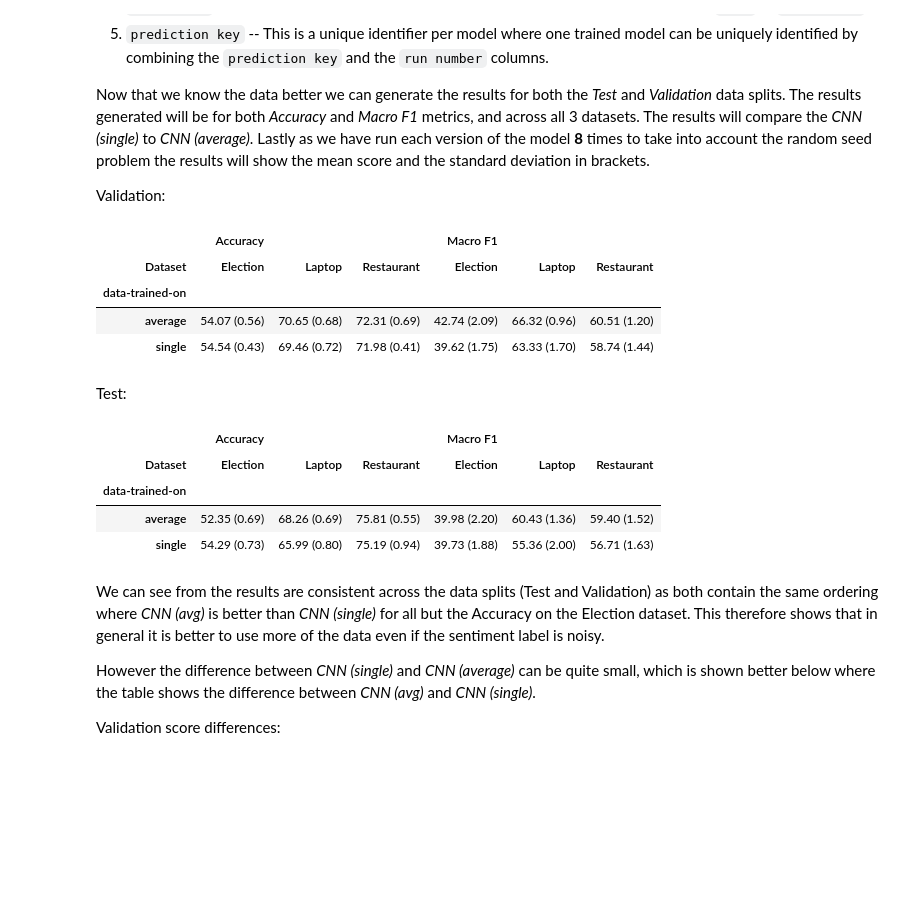
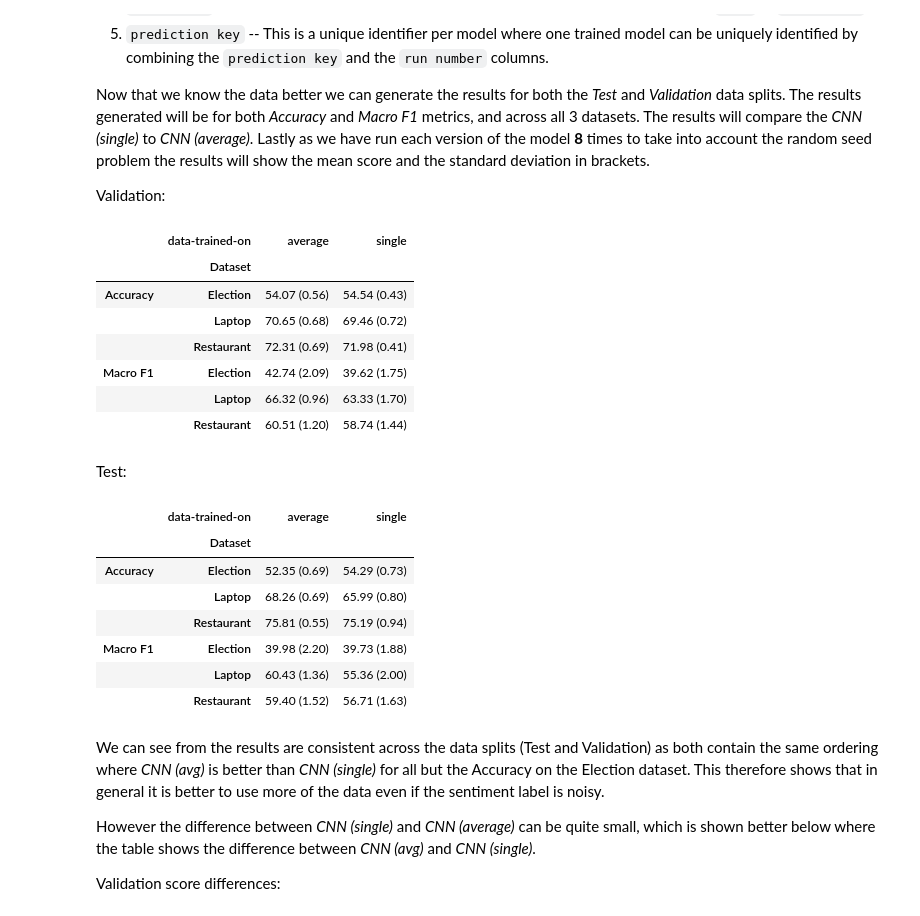
Before and after one commit to apmoore1/tdsa_comparisons, a Jupyter notebook: analysis/Baseline_non_target_results.ipynb, the cells around one changed output. Saved outputs shown, nothing was run; the diff lists cells and outputs as text; code cells hidden in the pictures; blank space fills up the shorter version.

```diff
--- a/analysis/Baseline_non_target_results.ipynb
+++ b/analysis/Baseline_non_target_results.ipynb
@@ -98,16 +170,19 @@ Validation:
 # %%
 val_metric_results = pd.pivot_table(val_result_df, index='data-trained-on',
                                     values=['Accuracy', 'Macro F1'],
                                     columns='Dataset',
                                     aggfunc={'Accuracy': mean_std,
                                              'Macro F1': mean_std})
-val_metric_results
+val_metric_results.T
 # %% [output]
-|  | Accuracy |  |  | Macro F1 |  |  |
-| Dataset | Election | Laptop | Restaurant | Election | Laptop | Restaurant |
-| data-trained-on |  |  |  |  |  |  |
-| average | 54.07 (0.56) | 70.65 (0.68) | 72.31 (0.69) | 42.74 (2.09) | 66.32 (0.96) | 60.51 (1.20) |
-| single | 54.54 (0.43) | 69.46 (0.72) | 71.98 (0.41) | 39.62 (1.75) | 63.33 (1.70) | 58.74 (1.44) |
+|  | data-trained-on | average | single |
+|  | Dataset |  |  |
+| Accuracy | Election | 54.07 (0.56) | 54.54 (0.43) |
+|  | Laptop | 70.65 (0.68) | 69.46 (0.72) |
+|  | Restaurant | 72.31 (0.69) | 71.98 (0.41) |
+| Macro F1 | Election | 42.74 (2.09) | 39.62 (1.75) |
+|  | Laptop | 66.32 (0.96) | 63.33 (1.70) |
+|  | Restaurant | 60.51 (1.20) | 58.74 (1.44) |
 # %% [markdown]
 Test:
 # %%
@@ -116,13 +191,16 @@ test_metric_results = pd.pivot_table(test_result_df, index='data-trained-on',
                                      columns='Dataset',
                                      aggfunc={'Accuracy': mean_std,
                                               'Macro F1': mean_std})
-test_metric_results
+test_metric_results.T
 # %% [output]
-|  | Accuracy |  |  | Macro F1 |  |  |
-| Dataset | Election | Laptop | Restaurant | Election | Laptop | Restaurant |
-| data-trained-on |  |  |  |  |  |  |
-| average | 52.35 (0.69) | 68.26 (0.69) | 75.81 (0.55) | 39.98 (2.20) | 60.43 (1.36) | 59.40 (1.52) |
-| single | 54.29 (0.73) | 65.99 (0.80) | 75.19 (0.94) | 39.73 (1.88) | 55.36 (2.00) | 56.71 (1.63) |
+|  | data-trained-on | average | single |
+|  | Dataset |  |  |
+| Accuracy | Election | 52.35 (0.69) | 54.29 (0.73) |
+|  | Laptop | 68.26 (0.69) | 65.99 (0.80) |
+|  | Restaurant | 75.81 (0.55) | 75.19 (0.94) |
+| Macro F1 | Election | 39.98 (2.20) | 39.73 (1.88) |
+|  | Laptop | 60.43 (1.36) | 55.36 (2.00) |
+|  | Restaurant | 59.40 (1.52) | 56.71 (1.63) |
 # %% [markdown]
 We can see from the results are consistent across the data splits (Test and Validation) as both contain the same ordering where *CNN (avg)* is better than *CNN (single)* for all but the Accuracy on the Election dataset. This therefore shows that in general it is better to use more of the data even if the sentiment label is noisy.
 
```
Also changed, not shown: parts of 8 cells of this notebook.
